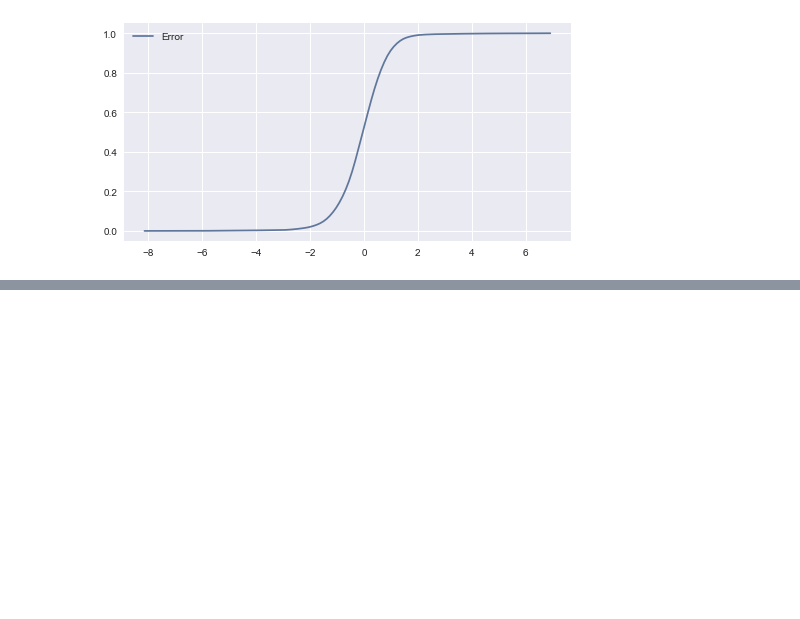
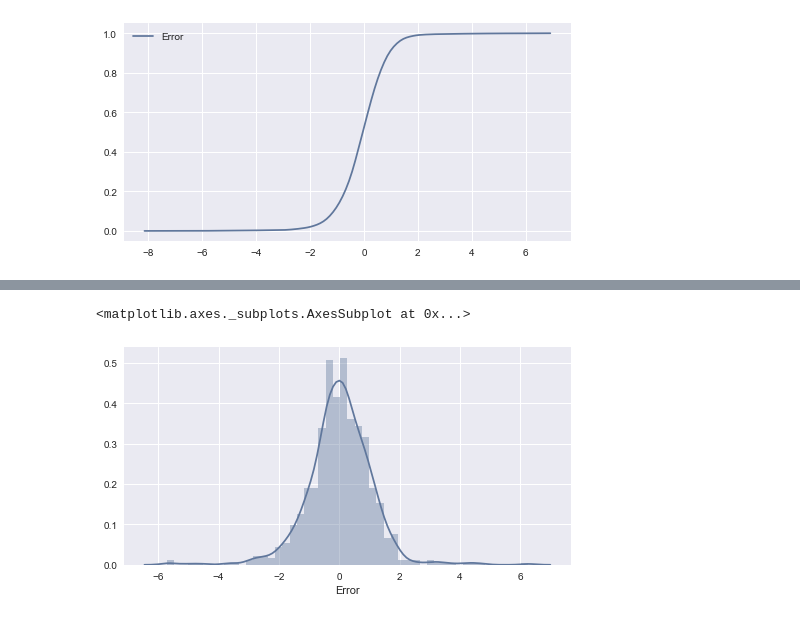
Before and after one commit to austinbock/project1, a Jupyter notebook: Capstone1 Data Investigation.ipynb, the cells around one changed output, grey strips where cells are left out. Saved outputs shown, nothing was run; the diff lists cells and outputs as text; code cells hidden in the pictures; blank space fills up the shorter version.

```diff
--- a/Capstone1 Data Investigation.ipynb
+++ b/Capstone1 Data Investigation.ipynb
@@ -138,0 +141,3 @@ sns.kdeplot(data.Error.dropna(), cumulative = True)
+# %%
+toy7_df = data.loc[data['Entity'] == '7A']
+toy7_df
@@ -138,0 +163,5 @@ sns.kdeplot(data.Error.dropna(), cumulative = True)
+# %%
+sns.distplot(toy7_df.Error.dropna(), bins = 50)
+# %% [output]
+<matplotlib.axes._subplots.AxesSubplot at 0x...>
+[figure, added]
```
Also changed, not shown: parts of 3 cells of this notebook.
